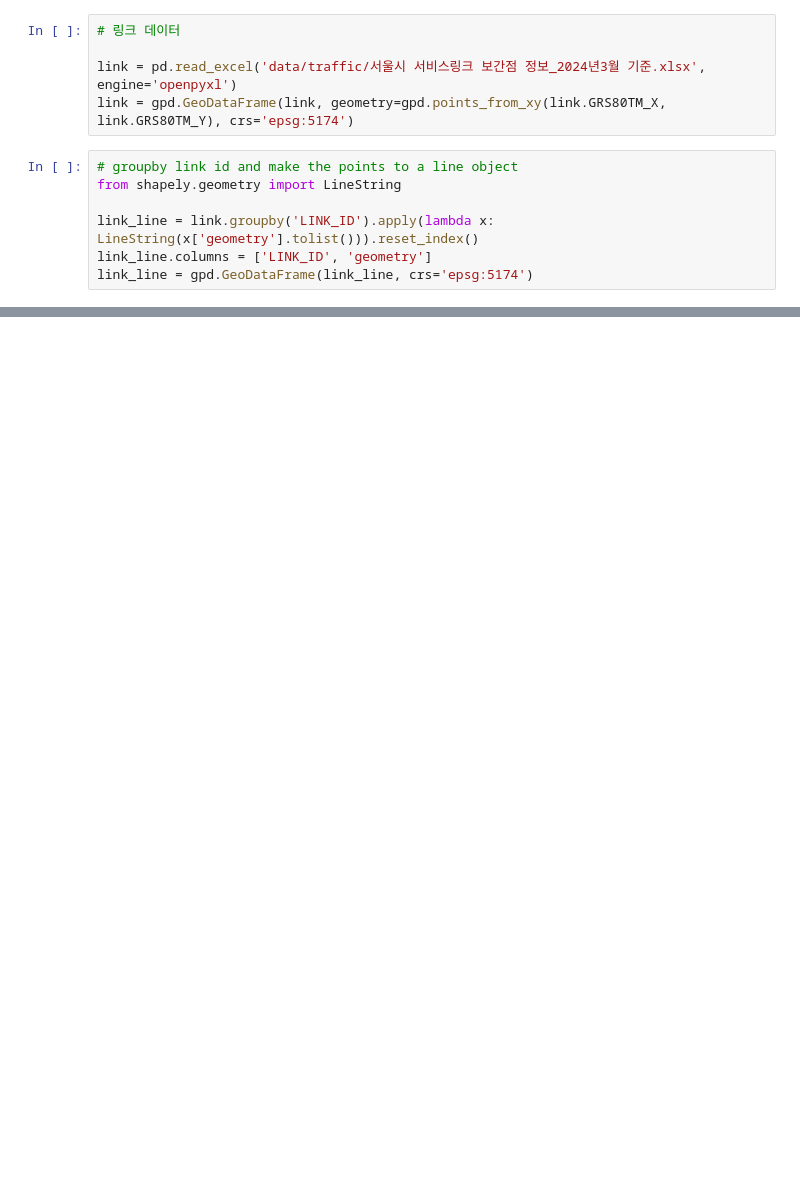
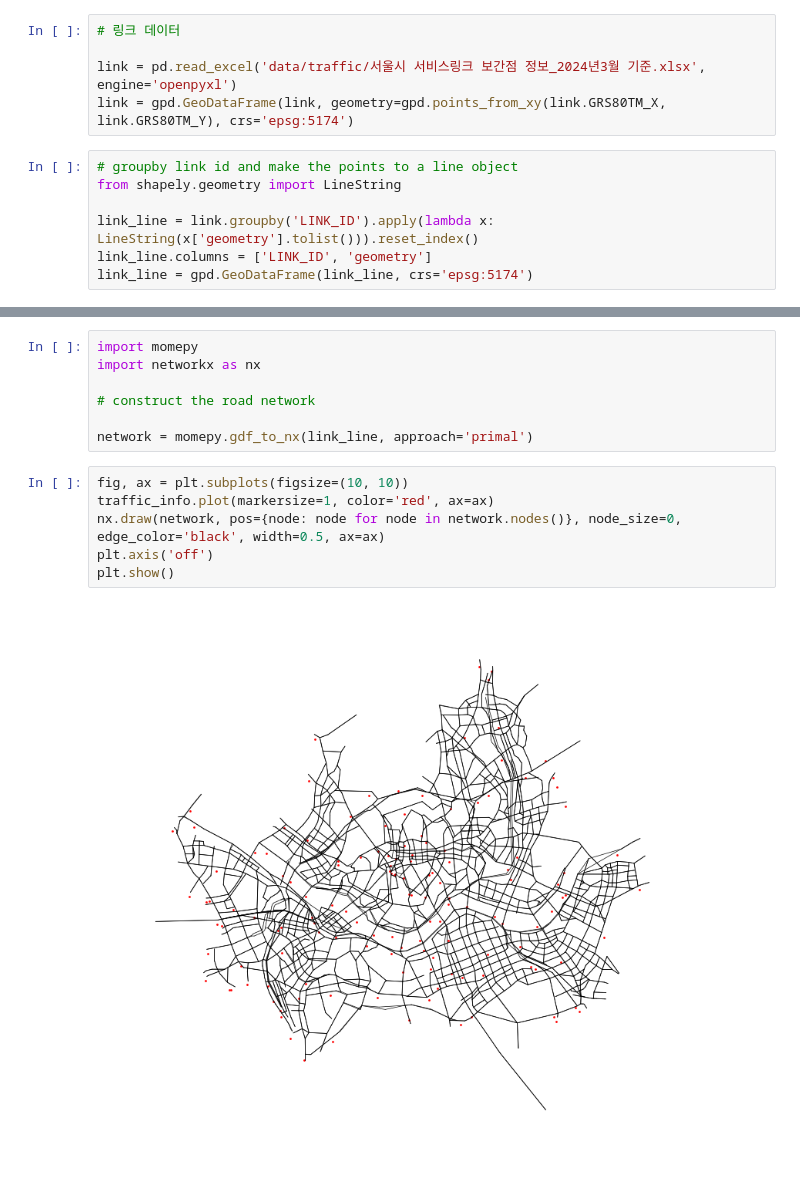
Before and after one commit to ddangchani/safetyhackathon_24, a Jupyter notebook: Geo_preprocessing.ipynb, the cells around one changed output, grey strips where cells are left out. Saved outputs shown, nothing was run; the diff lists cells and outputs as text; blank space fills up the shorter version.

```diff
--- a/Geo_preprocessing.ipynb
+++ b/Geo_preprocessing.ipynb
@@ -103,0 +72,15 @@ link.plot(ax=ax, color='black', markersize=0.5)
+# %%
+import momepy
+import networkx as nx
+
+# construct the road network
+
+network = momepy.gdf_to_nx(link_line, approach='primal')
+# %%
+fig, ax = plt.subplots(figsize=(10, 10))
+traffic_info.plot(markersize=1, color='red', ax=ax)
+nx.draw(network, pos={node: node for node in network.nodes()}, node_size=0, edge_color='black', width=0.5, ax=ax)
+plt.axis('off')
+plt.show()
+# %% [output]
+[figure, added]
```
Also changed, not shown: parts of 16 cells of this notebook, 1 other file.
